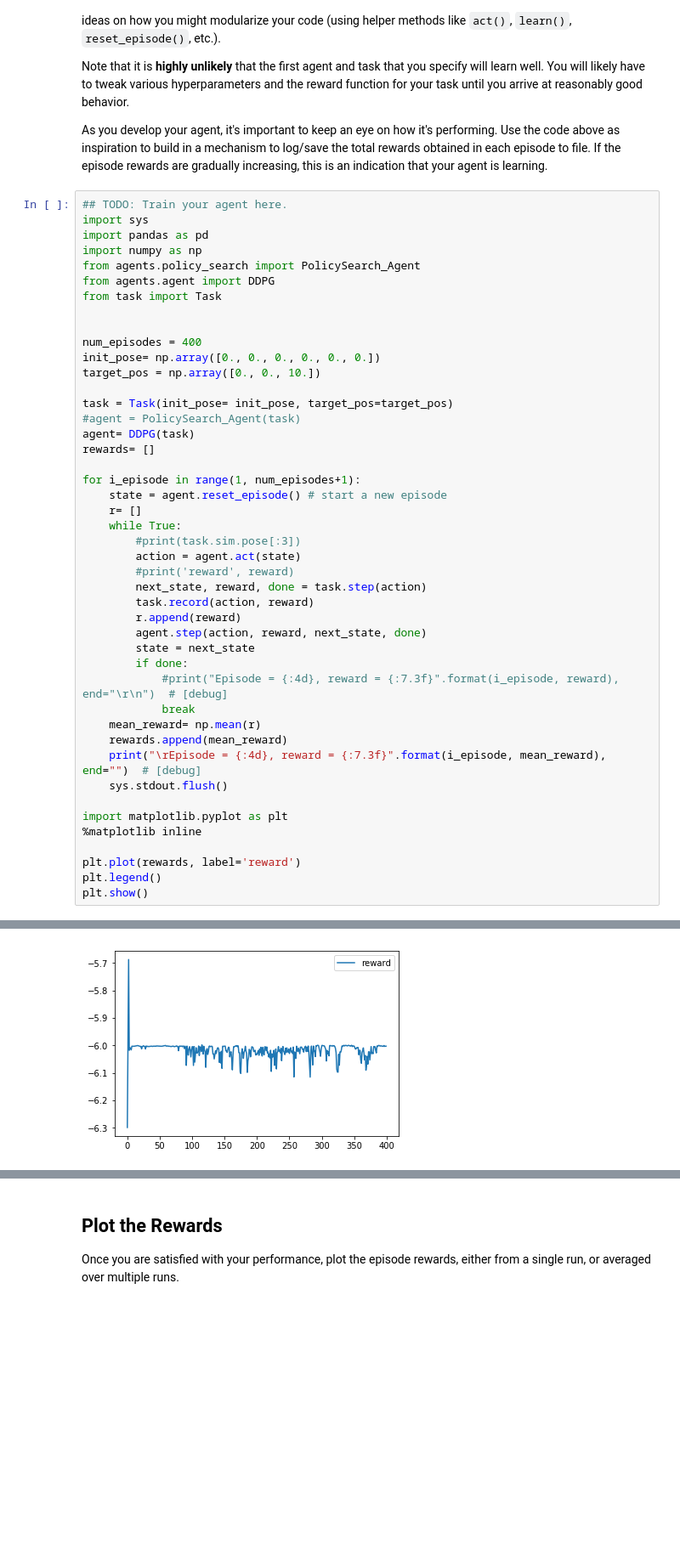
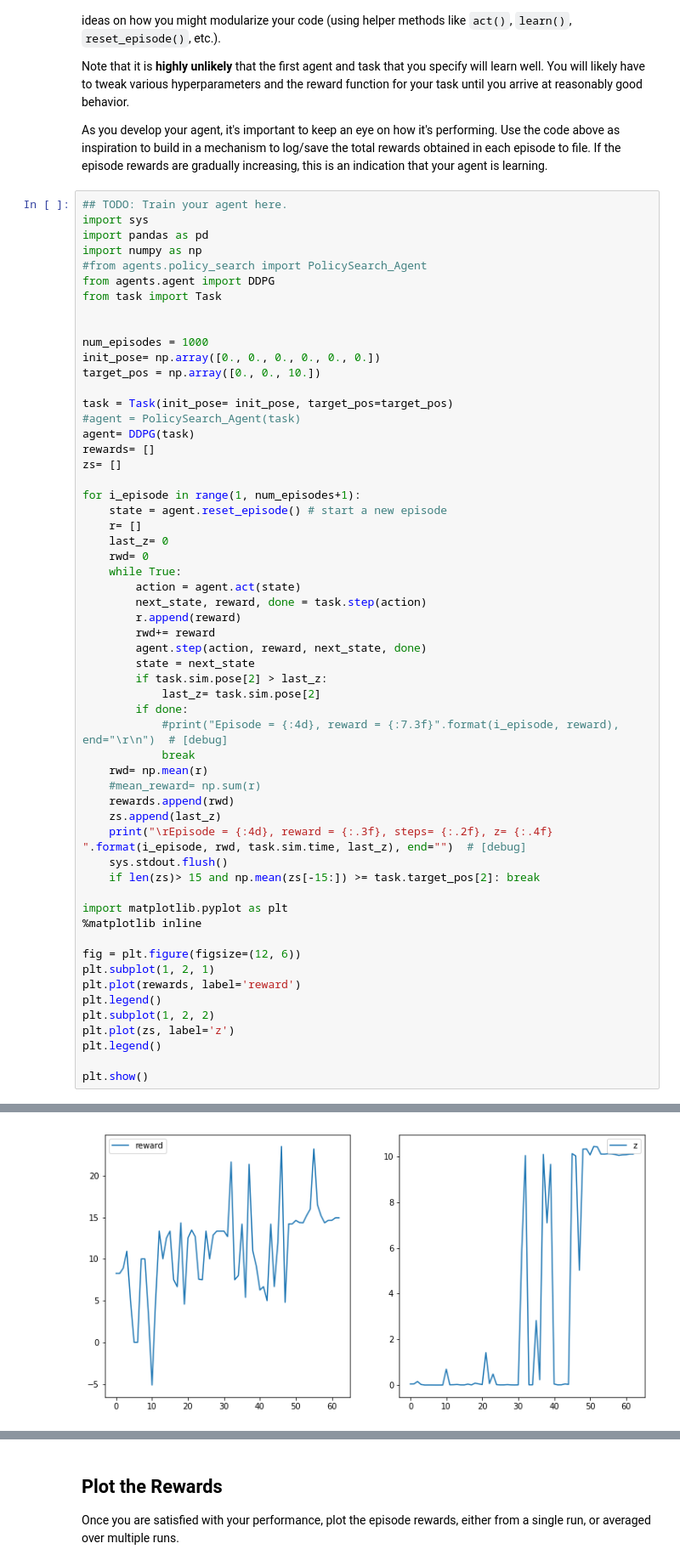
Before and after one commit to gregoriomezquita/RL-Quadcopter-2, a Jupyter notebook: Quadcopter_Project.ipynb, the cells around one changed output, grey strips where cells are left out. Shown at 85% size. Drawn from its saved outputs; the diff is of its cells as text; blank space fills up the shorter version.

```diff
--- a/Quadcopter_Project.ipynb
+++ b/Quadcopter_Project.ipynb
@@ -216,12 +216,12 @@ As you develop your agent, it's important to keep an eye on how it's performing.
 import sys
 import pandas as pd
 import numpy as np
-from agents.policy_search import PolicySearch_Agent
+#from agents.policy_search import PolicySearch_Agent
 from agents.agent import DDPG
 from task import Task
 
 
-num_episodes = 400
+num_episodes = 1000
 init_pose= np.array([0., 0., 0., 0., 0., 0.])
 target_pos = np.array([0., 0., 10.])
 
@@ -229,31 +229,43 @@ task = Task(init_pose= init_pose, target_pos=target_pos)
 #agent = PolicySearch_Agent(task)
 agent= DDPG(task)
 rewards= []
+zs= []
 
 for i_episode in range(1, num_episodes+1):
     state = agent.reset_episode() # start a new episode
     r= []
+    last_z= 0
+    rwd= 0
     while True:
-        #print(task.sim.pose[:3])
         action = agent.act(state)
-        #print('reward', reward)
         next_state, reward, done = task.step(action)
-        task.record(action, reward)
         r.append(reward)
+        rwd+= reward
         agent.step(action, reward, next_state, done)
         state = next_state
+        if task.sim.pose[2] > last_z:
+            last_z= task.sim.pose[2]
         if done:
             #print("Episode = {:4d}, reward = {:7.3f}".format(i_episode, reward), end="\r\n")  # [debug]
             break
-    mean_reward= np.mean(r)
-    rewards.append(mean_reward)
-    print("\rEpisode = {:4d}, reward = {:7.3f}".format(i_episode, mean_reward), end="")  # [debug]
+    rwd= np.mean(r)
+    #mean_reward= np.sum(r)
+    rewards.append(rwd)
+    zs.append(last_z)
+    print("\rEpisode = {:4d}, reward = {:.3f}, steps= {:.2f}, z= {:.4f}    ".format(i_episode, rwd, task.sim.time, last_z), end="")  # [debug]
     sys.stdout.flush()
+    if len(zs)> 15 and np.mean(zs[-15:]) >= task.target_pos[2]: break
 
 import matplotlib.pyplot as plt
 %matplotlib inline
 
+fig = plt.figure(figsize=(12, 6))
+plt.subplot(1, 2, 1)
 plt.plot(rewards, label='reward')
 plt.legend()
+plt.subplot(1, 2, 2)
+plt.plot(zs, label='z')
+plt.legend()
+
 plt.show()
 # %% [output]
@@ -261,3 +273,3 @@ Episode =  400, reward =  -6.003
-[figure, old version]
+[figure, new version]
 # %%
 import matplotlib.pyplot as plt
```
Also changed, not shown: parts of 2 cells of this notebook.
